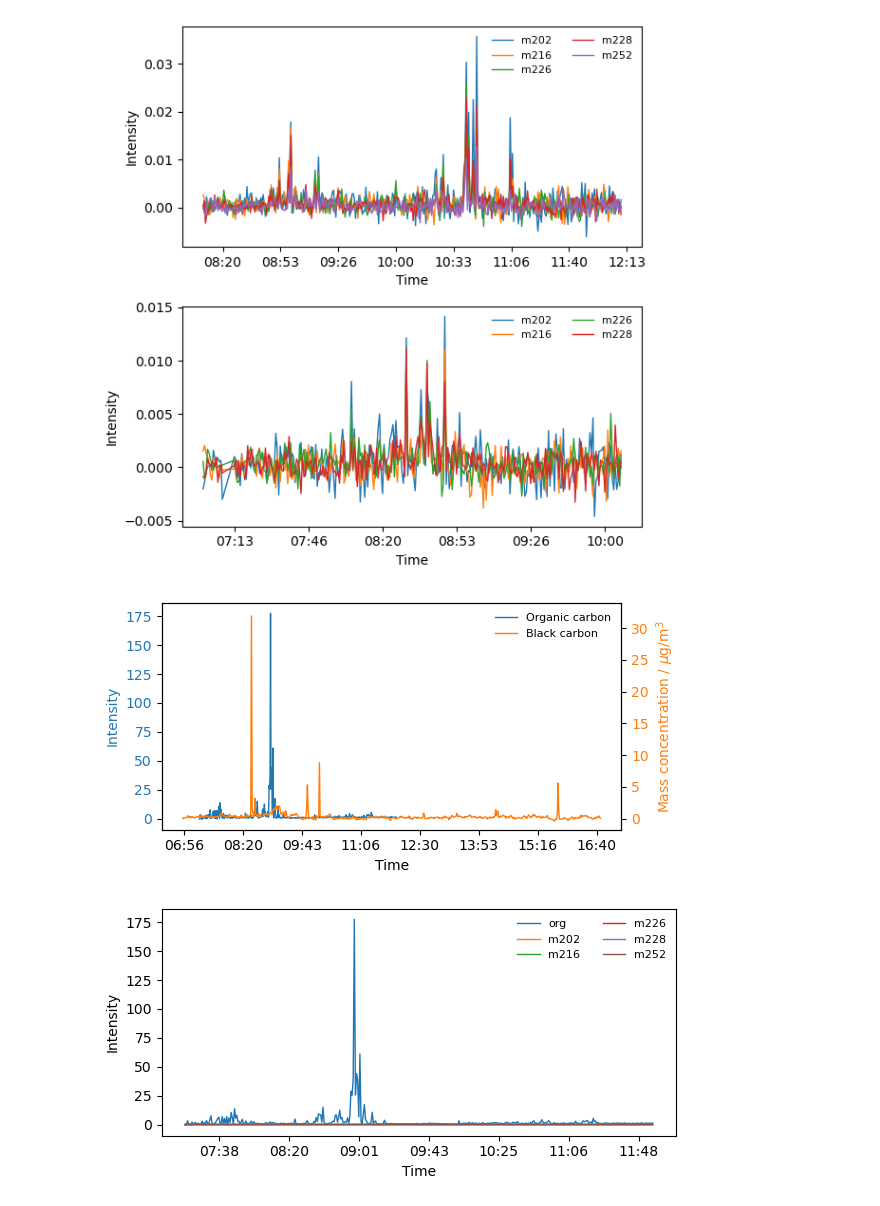
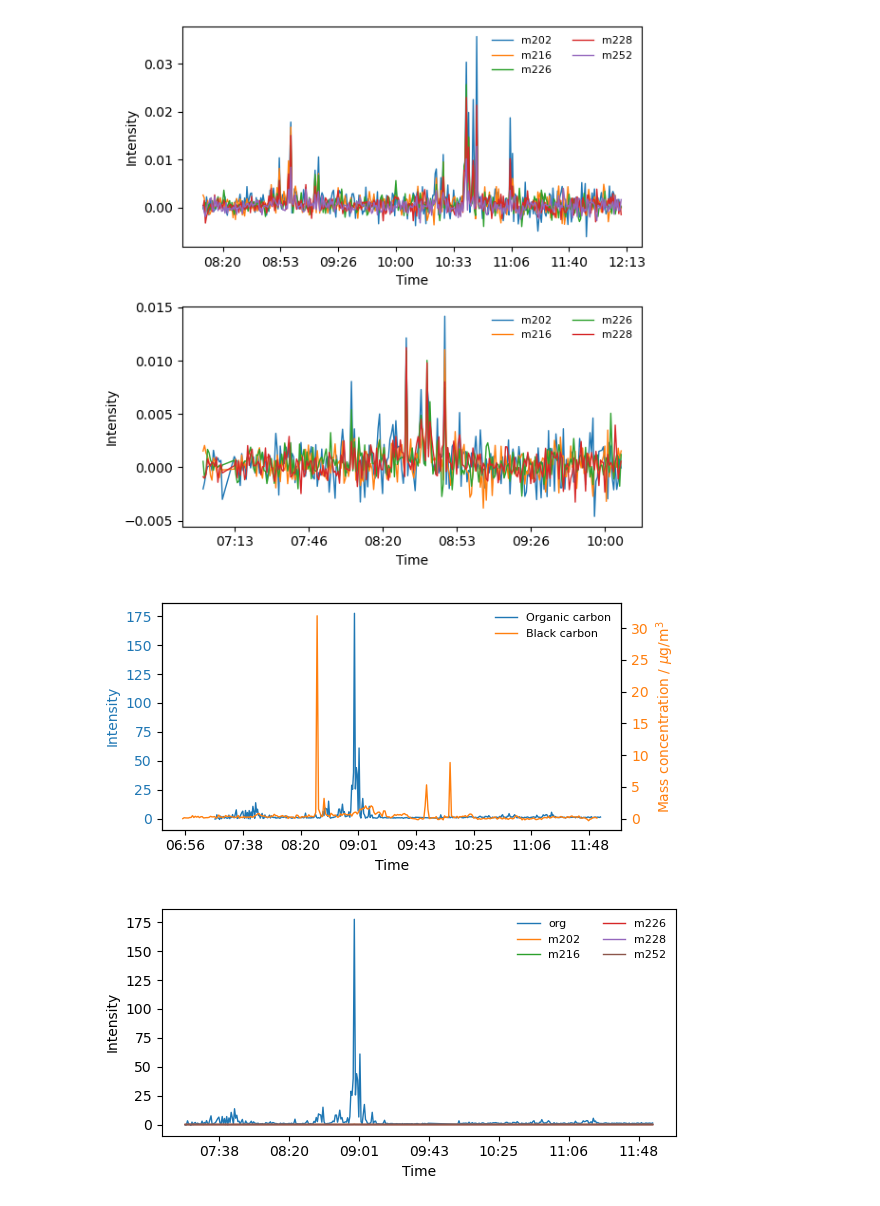
Before and after one commit to Normann25/NFA_project, a Jupyter notebook: field.ipynb, the cells around one changed output. Cells and saved outputs as stored; diff of their text form; code cells hidden in the pictures.

```diff
--- a/field.ipynb
+++ b/field.ipynb
@@ -225,13 +225,13 @@ fig.savefig('Field_data/Indiakaj_ACSM.png', dpi = 600)
 # %%
 fig, ax = plt.subplots(figsize = (6, 3))
 
-plot_ACSM_BC(ax, ACSM['org'], BC_greve['230628065100'], 'Greve 28062023', 19)
+plot_ACSM_BC(ax, ACSM['org'], BC_greve['230628065100'][:300], 'Greve 28062023', 19)
 
 fig.tight_layout()
 fig.savefig('Field_data/greve_ACSM_BC.png', dpi = 600)
 plt.show()
 # %% [output]
-[figure, old version]
+[figure, new version]
 # %%
 fig, ax = plt.subplots(figsize = (6, 3))
 
```
Also changed, not shown: 1 other file.
